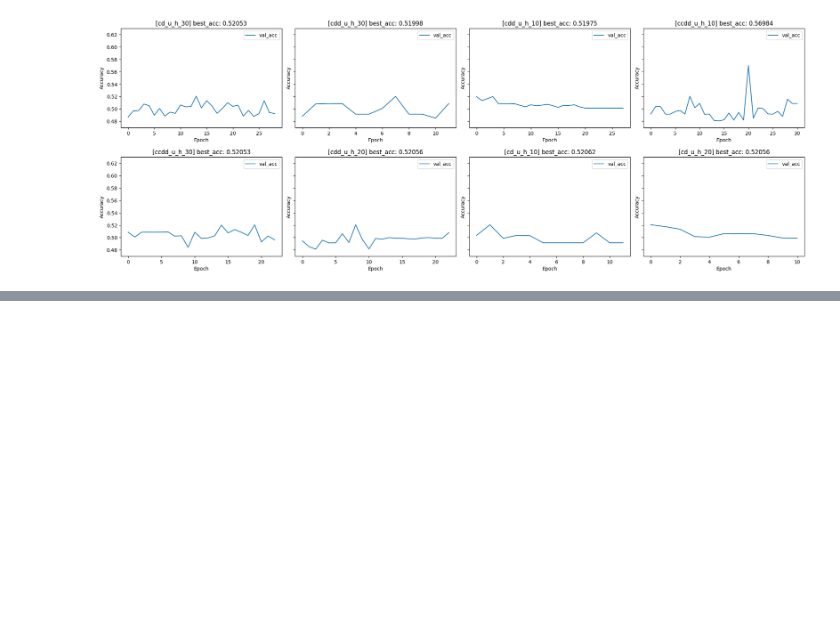
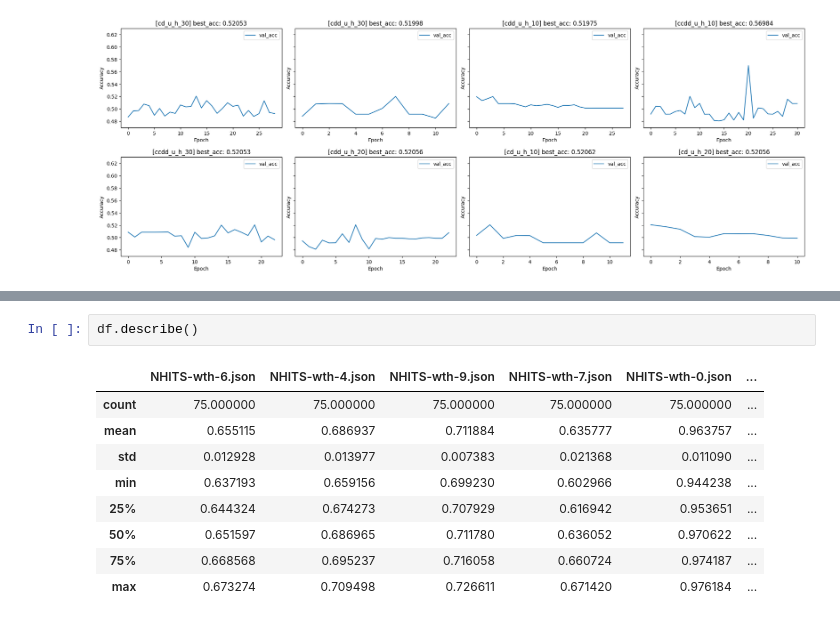
Before and after one commit to baolongnguyenmac/multi_fx, a Jupyter notebook: pretrained/analyze.ipynb, the cells around one changed output, grey strips where cells are left out. Drawn from its saved outputs; the diff is of its cells as text; blank space fills up the shorter version.

```diff
--- a/pretrained/analyze.ipynb
+++ b/pretrained/analyze.ipynb
@@ -294,0 +499,12 @@ for filename in os.listdir(log_dir):
+# %%
+df.describe()
+# %% [output]
+|  | NHITS-wth-6.json | NHITS-wth-4.json | NHITS-wth-9.json | NHITS-wth-7.json | NHITS-wth-0.json | ... |
+| count | 75.000000 | 75.000000 | 75.000000 | 75.000000 | 75.000000 | ... |
+| mean | 0.655115 | 0.686937 | 0.711884 | 0.635777 | 0.963757 | ... |
+| std | 0.012928 | 0.013977 | 0.007383 | 0.021368 | 0.011090 | ... |
+| min | 0.637193 | 0.659156 | 0.699230 | 0.602966 | 0.944238 | ... |
+| 25% | 0.644324 | 0.674273 | 0.707929 | 0.616942 | 0.953651 | ... |
+| 50% | 0.651597 | 0.686965 | 0.711780 | 0.636052 | 0.970622 | ... |
+| 75% | 0.668568 | 0.695237 | 0.716058 | 0.660724 | 0.974187 | ... |
+| max | 0.673274 | 0.709498 | 0.726611 | 0.671420 | 0.976184 | ... |
```
Also changed, not shown: parts of 16 cells of this notebook, 3 other files.
